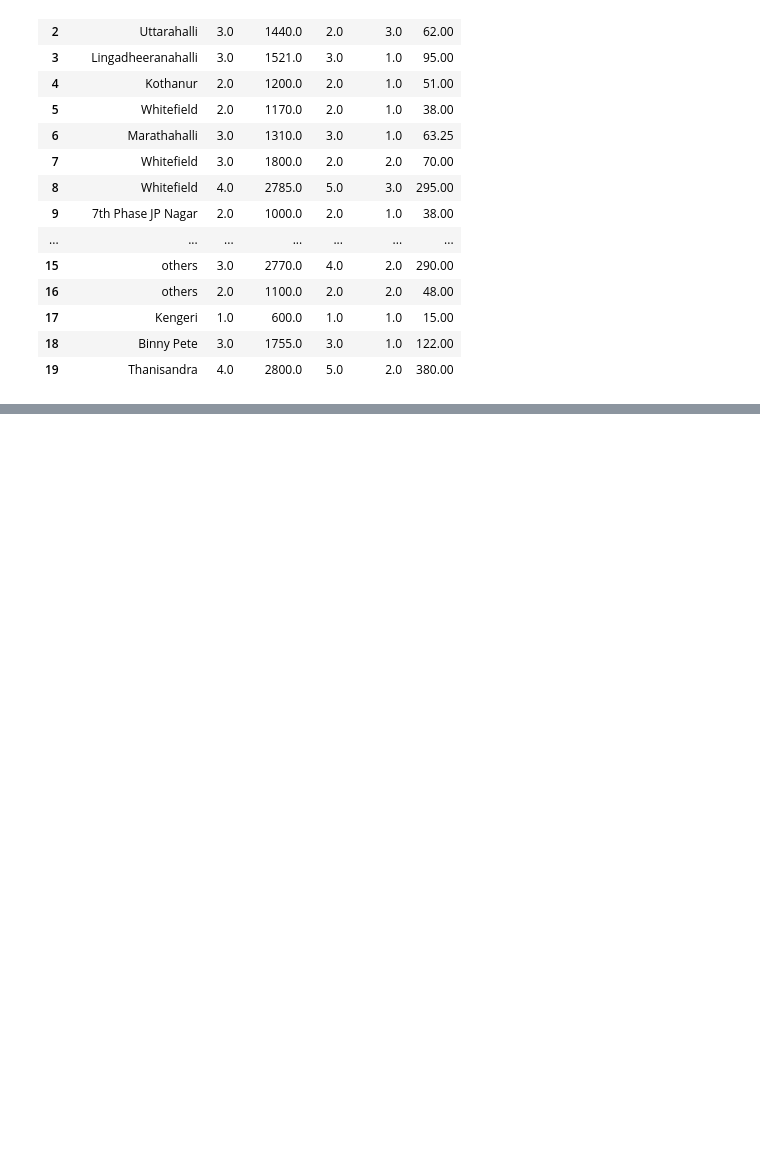
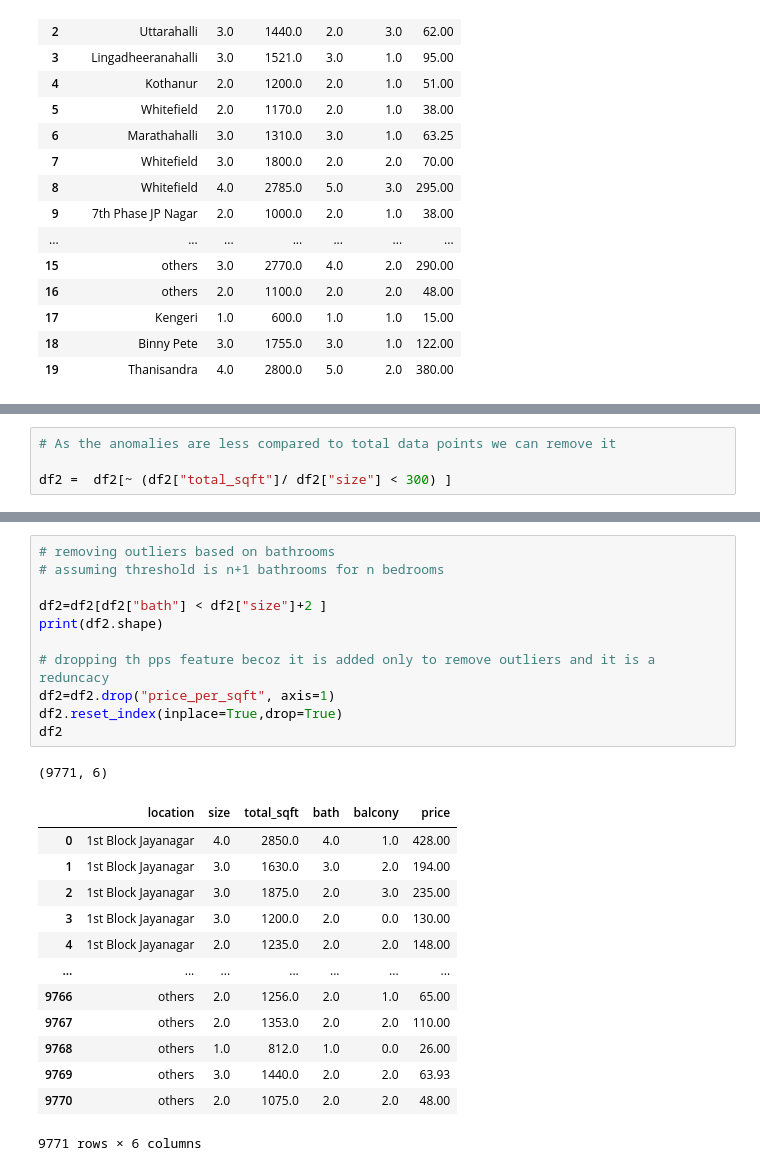
Before and after one commit to Jaga360/House-price-prediction, a Jupyter notebook: Model/linear-reg.ipynb, the cells around one changed output, grey strips where cells are left out. Saved outputs shown, nothing was run; the diff lists cells and outputs as text; blank space fills up the shorter version.

```diff
--- a/Model/linear-reg.ipynb
+++ b/Model/linear-reg.ipynb
@@ -211,0 +229,4 @@ df2.head(20)
+# %%
+# As the anomalies are less compared to total data points we can remove it
+
+df2 =  df2[~ (df2["total_sqft"]/ df2["size"] < 300) ]
@@ -211,0 +254,26 @@ df2.head(20)
+# %%
+# removing outliers based on bathrooms
+# assuming threshold is n+1 bathrooms for n bedrooms
+
+df2=df2[df2["bath"] < df2["size"]+2 ]
+print(df2.shape)
+
+# dropping th pps feature becoz it is added only to remove outliers and it is a reduncacy
+df2=df2.drop("price_per_sqft", axis=1)
+df2.reset_index(inplace=True,drop=True)
+df2
+# %% [output]
+(9771, 6)
+|  | location | size | total_sqft | bath | balcony | price |
+| 0 | 1st Block Jayanagar | 4.0 | 2850.0 | 4.0 | 1.0 | 428.00 |
+| 1 | 1st Block Jayanagar | 3.0 | 1630.0 | 3.0 | 2.0 | 194.00 |
+| 2 | 1st Block Jayanagar | 3.0 | 1875.0 | 2.0 | 3.0 | 235.00 |
+| 3 | 1st Block Jayanagar | 3.0 | 1200.0 | 2.0 | 0.0 | 130.00 |
+| 4 | 1st Block Jayanagar | 2.0 | 1235.0 | 2.0 | 2.0 | 148.00 |
+| ... | ... | ... | ... | ... | ... | ... |
+| 9766 | others | 2.0 | 1256.0 | 2.0 | 1.0 | 65.00 |
+| 9767 | others | 2.0 | 1353.0 | 2.0 | 2.0 | 110.00 |
+| 9768 | others | 1.0 | 812.0 | 1.0 | 0.0 | 26.00 |
+| 9769 | others | 3.0 | 1440.0 | 2.0 | 2.0 | 63.93 |
+| 9770 | others | 2.0 | 1075.0 | 2.0 | 2.0 | 48.00 |
+9771 rows × 6 columns
```
Also changed, not shown: parts of 7 cells of this notebook.
